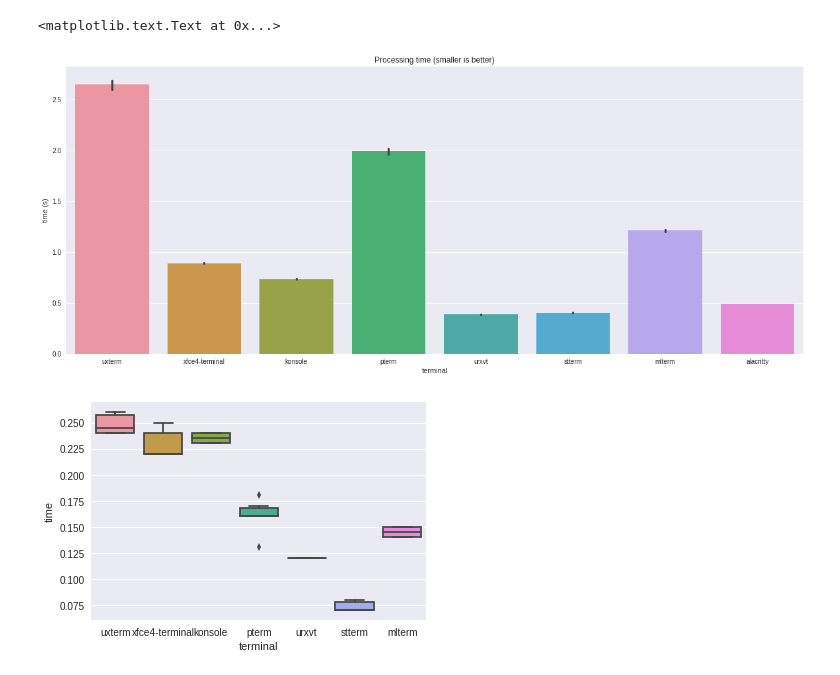
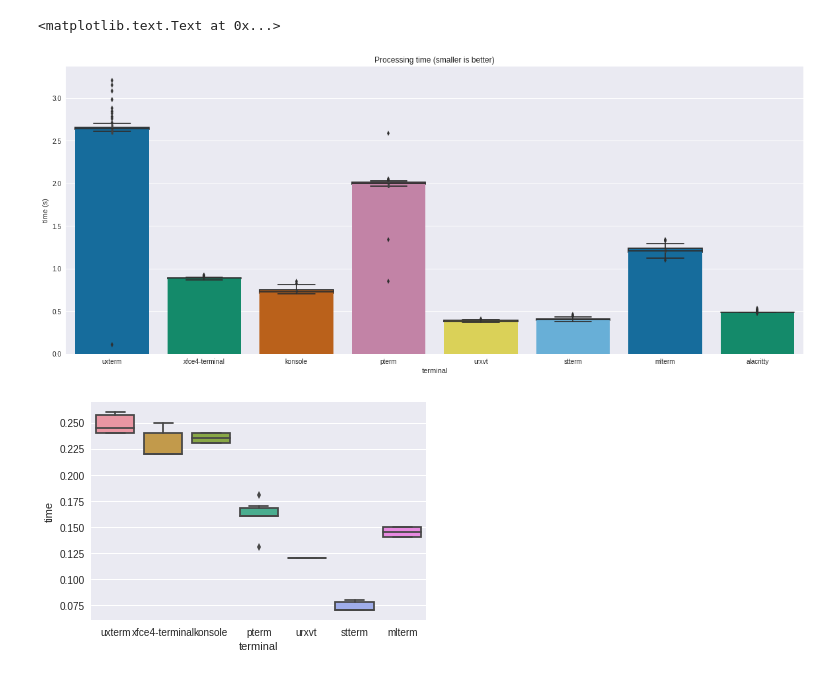
Before and after one commit to anarcat/terms-benchmarks, a Jupyter notebook: benchmarks.ipynb, the cells around one changed output. Cells and saved outputs as stored; diff of their text form; code cells hidden in the pictures.

```diff
--- a/benchmarks.ipynb
+++ b/benchmarks.ipynb
@@ -78,14 +96,16 @@ data
 # %%
 fig, _ = plt.subplots()
 fig.set_figwidth(FIG_WIDTH)
 fig.set_figheight(FIG_HEIGTH)
-#ax = sns.boxplot(data=data, x='terminal', y='time')
-ax = sns.barplot(data=data, x='terminal', y='time')
+
+# lots of outliers in xterm, some in pterm, but others have too little variability
+ax = sns.boxplot(data=data, x='terminal', y='time', palette='colorblind')
+ax = sns.barplot(data=data, x='terminal', y='time', palette='colorblind')
 ax.set_title('Processing time (smaller is better)')
 ax.set_ylabel('time (s)')
 # %% [output]
 <matplotlib.text.Text at 0x...>
-[figure, old version]
+[figure, new version]
 # %%
 small = pandas.read_csv('times-10x10000.csv')
 ax = sns.boxplot(data=small, x='terminal', y='time')
```
Also changed, not shown: parts of 9 cells of this notebook.
